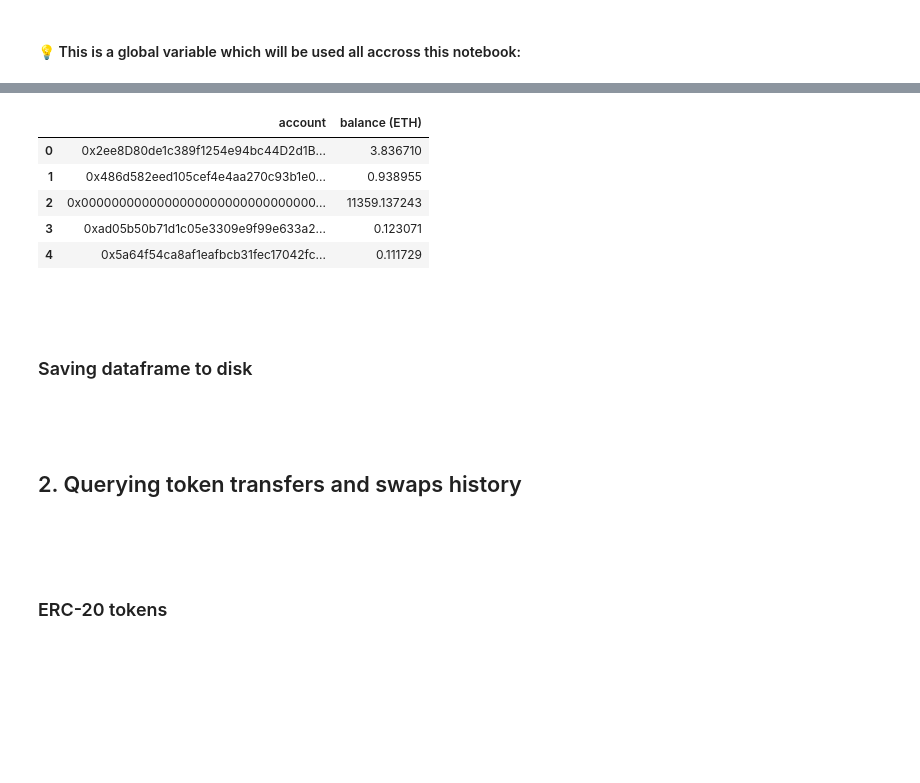
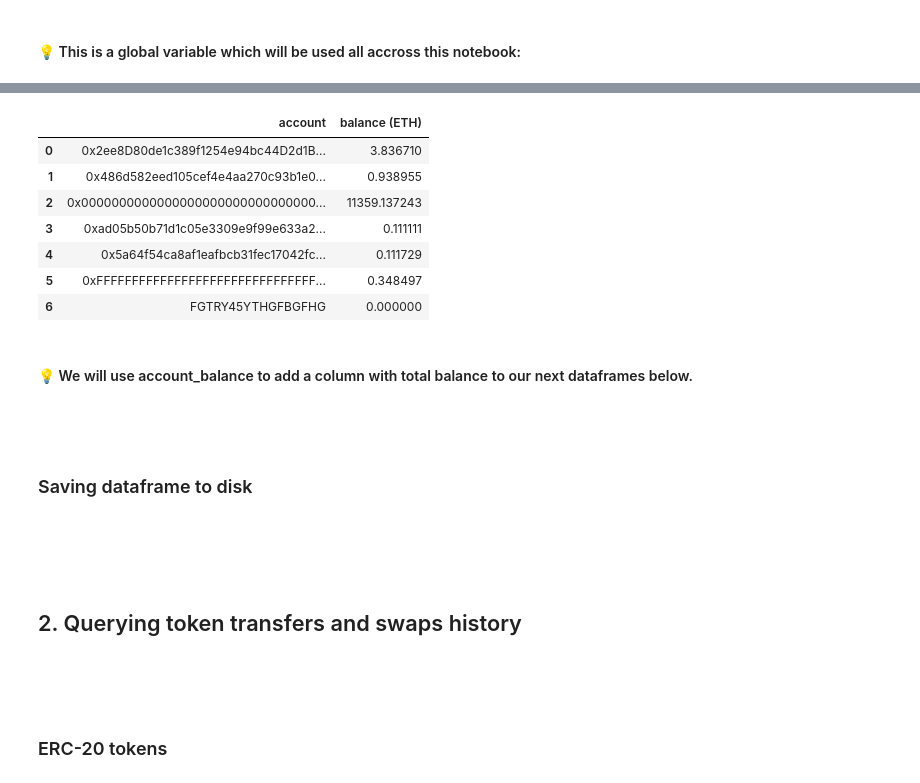
Before and after one commit to autistic-symposium/blockchain-science-py, a Jupyter notebook: on-chain-data-by-address/inspecting-public-addresses.ipynb, the cells around one changed output, grey strips where cells are left out. Saved outputs shown, nothing was run; the diff lists cells and outputs as text; code cells hidden in the pictures; blank space fills up the shorter version.

```diff
--- a/on-chain-data-by-address/inspecting-public-addresses.ipynb
+++ b/on-chain-data-by-address/inspecting-public-addresses.ipynb
@@ -47,10 +45,13 @@ pp = pprint.PrettyPrinter(indent=4)
 
 ### Defining util methods
 # %%
-def send_request(query) -> dict:
+def send_request(query, less_log=False) -> dict:
+
 
     url = urljoin(ETHERESCAN_ENDPOINT, query)
-    print('Sending request to: {}'.format(url))
+
+    if less_log:
+        print('Sending request to: {}'.format(url))
 
     try:
         r = requests.get(url)
@@ -118,5 +125,7 @@ def get_balance_addresses():
     else:
         print('🚨 Could not retrieve balance for {}'.format(account))
 # %%
-get_balance_addresses()
+account_balance = get_balance_addresses()
+
+account_balance
 # %% [output]
@@ -133,9 +145,13 @@ Sending request to: https://api.etherscan.io/api?module=account&action=balancemu
 |  | account | balance (ETH) |
 | 0 | 0x2ee8D80de1c389f1254e94bc44D2d1B... | 3.836710 |
 | 1 | 0x486d582eed105cef4e4aa270c93b1e0... | 0.938955 |
 | 2 | 0x0000000000000000000000000000000... | 11359.137243 |
-| 3 | 0xad05b50b71d1c05e3309e9f99e633a2... | 0.123071 |
+| 3 | 0xad05b50b71d1c05e3309e9f99e633a2... | 0.111111 |
 | 4 | 0x5a64f54ca8af1eafbcb31fec17042fc... | 0.111729 |
+| 5 | 0xFFFFFFFFFFFFFFFFFFFFFFFFFFFFFFF... | 0.348497 |
+| 6 | FGTRY45YTHGFBGFHG | 0.000000 |
+# %% [markdown]
+#### 💡 We will use account_balance to add a column with total balance to our next dataframes below.
 # %% [markdown]
 <br>
 <br>
@@ -144,4 +163,5 @@ Sending request to: https://api.etherscan.io/api?module=account&action=balancemu
 # %% [markdown]
+<br>
 <br>
 <br>
 
```
Also changed, not shown: parts of 25 cells of this notebook, 5 other files.
